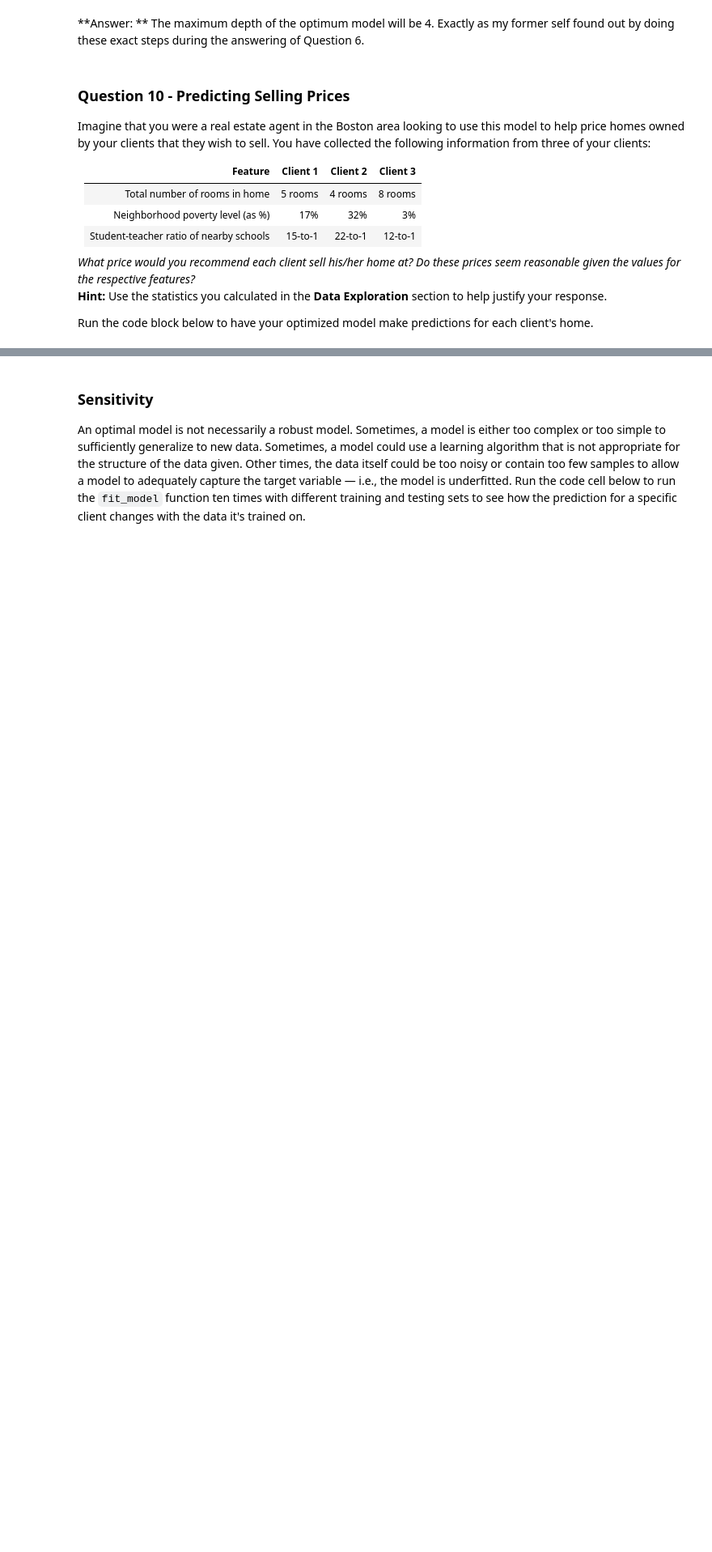
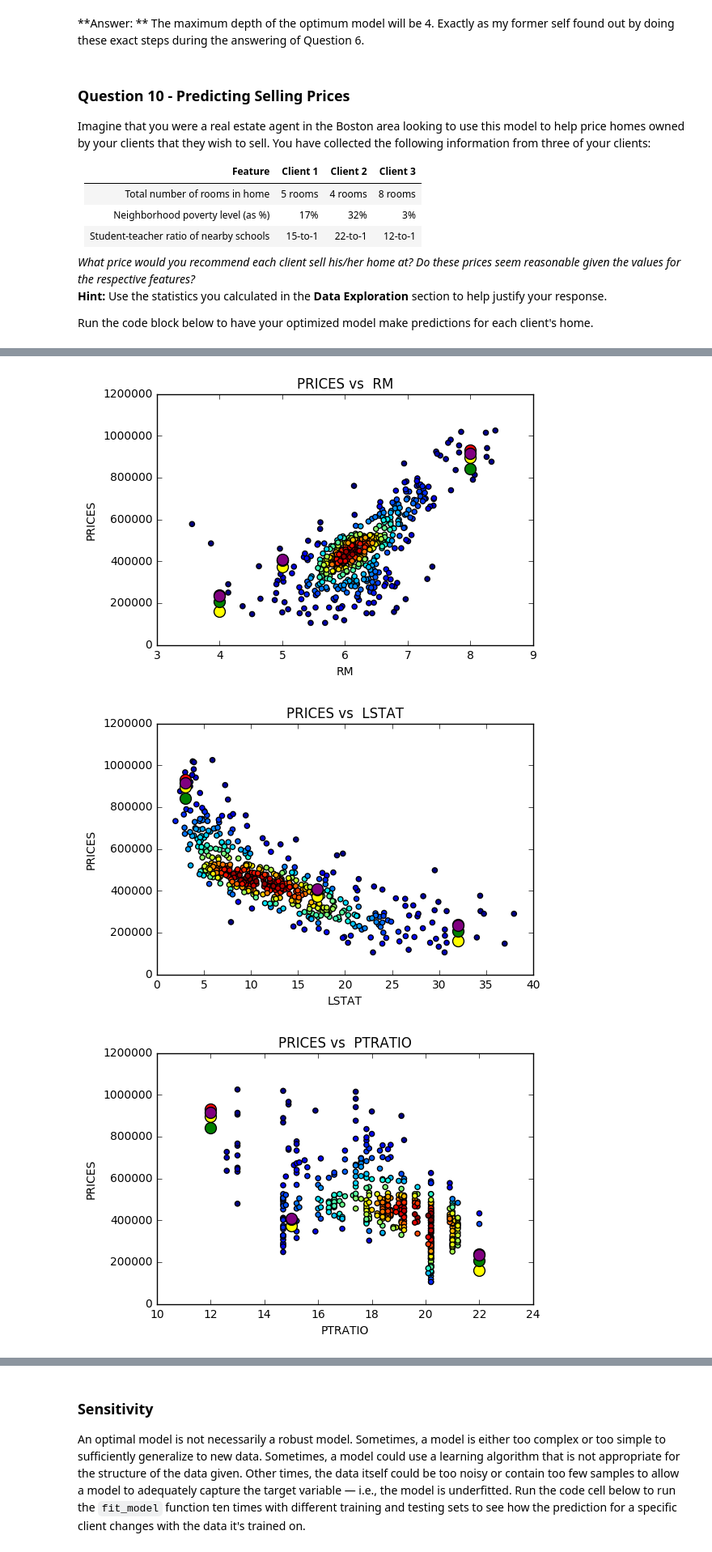
Before and after one commit to isamu-isozaki/Machine-Learning, a Jupyter notebook: Machine learning Nanodegree/boston_housing/boston_housing.ipynb, the cells around one changed output, grey strips where cells are left out. Shown at 81% size. Saved outputs shown, nothing was run; the diff lists cells and outputs as text; code cells hidden in the pictures; blank space fills up the shorter version.

```diff
--- a/Machine learning Nanodegree/boston_housing/boston_housing.ipynb
+++ b/Machine learning Nanodegree/boston_housing/boston_housing.ipynb
@@ -679,0 +696,7 @@ print "The training score for the svr algorithm is {}".format(svr_training_score
+# %%
+plot_predictions([predictions['Decision Tree'], predictions['Nearest Neighbors'][0], predictions['Nearest Neighbors'][1], predictions['Ada Boosting']],\
+                ['red', 'yellow', 'green', 'purple'], ['Decision Tree Regressor', 'Nearest Neighborhood k = 5', 'Nearest Neighborhood k = 12', 'Ada Boosting Regressor'])
+# %% [output]
+[figure, added]
+[figure, added]
+[figure, added]
```
Also changed, not shown: parts of 60 cells of this notebook, 2 other files.
